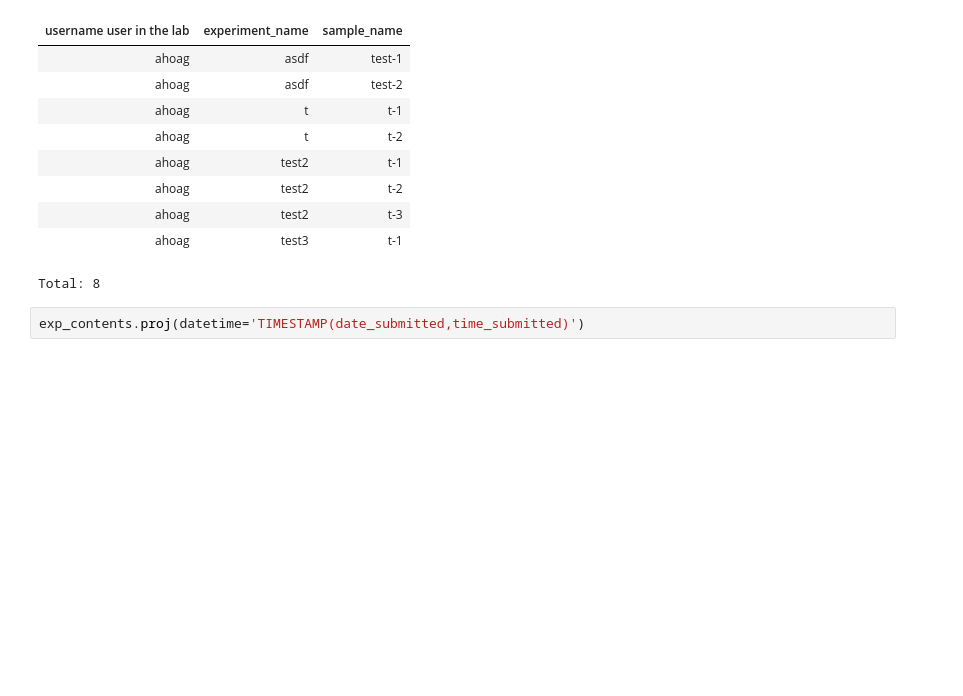
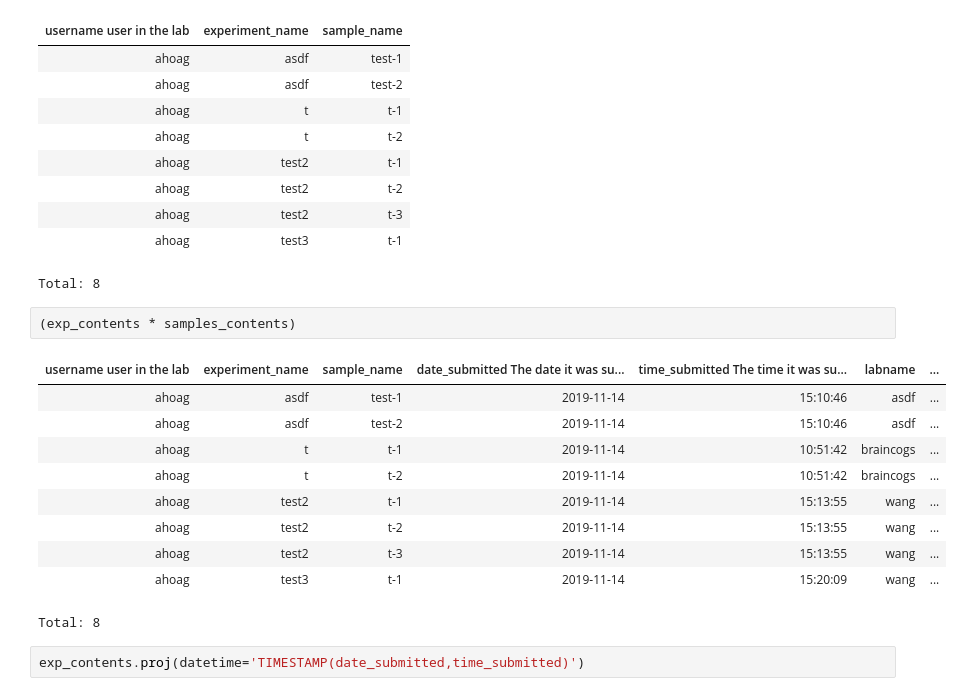
Before and after one commit to BrainCOGS/lightserv, a Jupyter notebook: notebooks/datajoint_sandbox.ipynb, the cells around one changed output. Saved outputs shown, nothing was run; the diff lists cells and outputs as text; blank space fills up the shorter version.

```diff
--- a/notebooks/datajoint_sandbox.ipynb
+++ b/notebooks/datajoint_sandbox.ipynb
@@ -118,6 +118,19 @@ Total: 4
 | ahoag | test2 | t-3 |
 | ahoag | test3 | t-1 |
 Total: 8
+# %%
+(exp_contents * samples_contents)
+# %% [output]
+| username user in the lab | experiment_name | sample_name | date_submitted The date it was su... | time_submitted The time it was su... | labname | ... |
+| ahoag | asdf | test-1 | 2019-11-14 | 15:10:46 | asdf | ... |
+| ahoag | asdf | test-2 | 2019-11-14 | 15:10:46 | asdf | ... |
+| ahoag | t | t-1 | 2019-11-14 | 10:51:42 | braincogs | ... |
+| ahoag | t | t-2 | 2019-11-14 | 10:51:42 | braincogs | ... |
+| ahoag | test2 | t-1 | 2019-11-14 | 15:13:55 | wang | ... |
+| ahoag | test2 | t-2 | 2019-11-14 | 15:13:55 | wang | ... |
+| ahoag | test2 | t-3 | 2019-11-14 | 15:13:55 | wang | ... |
+| ahoag | test3 | t-1 | 2019-11-14 | 15:20:09 | wang | ... |
+Total: 8
 # %%
 exp_contents.proj(datetime='TIMESTAMP(date_submitted,time_submitted)')
 # %% [output]
```
Also changed, not shown: 4 other files.
